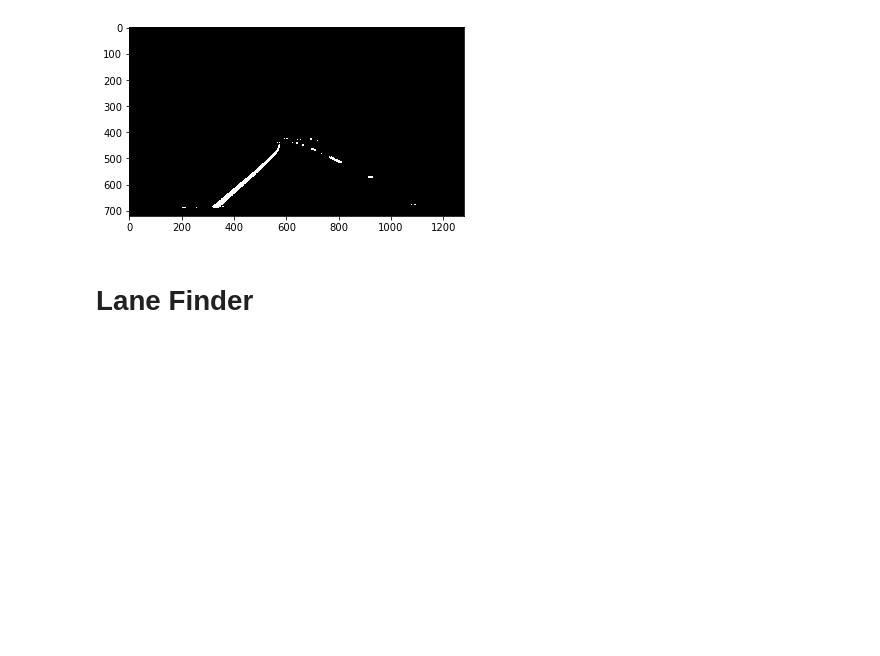
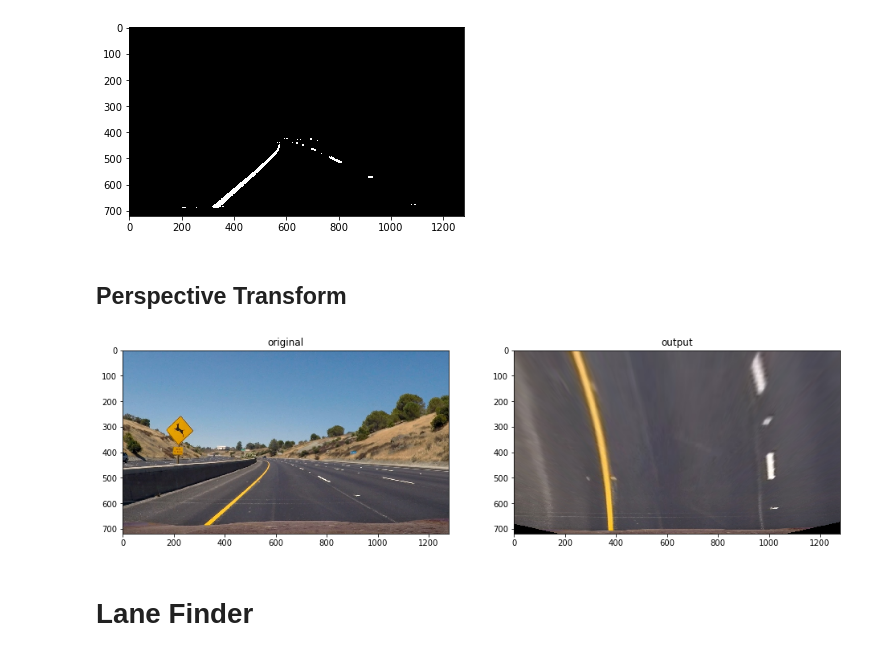
Before and after one commit to ywzcode/UDACITY-self-driving-car-ND, a Jupyter notebook: CarND-Advanced-Lane-Lines/Advanced_Lane_Finding_Project.ipynb, the cells around one changed output. Drawn from its saved outputs; the diff is of its cells as text; code cells hidden in the pictures; blank space fills up the shorter version.

```diff
--- a/CarND-Advanced-Lane-Lines/Advanced_Lane_Finding_Project.ipynb
+++ b/CarND-Advanced-Lane-Lines/Advanced_Lane_Finding_Project.ipynb
@@ -120,8 +98,0 @@ Minv = cv2.getPerspectiveTransform(dst, src)
-# %%
-def get_perspective_img(img, M):
-    warped = cv2.warpPerspective(img, M, img.shape[:2])
-    return warped
-# %%
-# Warp the image using OpenCV warpPerspective()
-warped = get_perspective_img(undistort_img, M)
-show_campare(img,warped)
@@ -280,3 +249,5 @@ plt.imshow(filtered_img, cmap='gray')
 plt.show()
 # %% [output]
 [figure]
+# %% [markdown]
+## Perspective Transform
@@ -283,3 +278,9 @@ plt.show()
+# %%
+# Warp the image using OpenCV warpPerspective()
+warped = get_perspective_img(img, M)
+show_campare(img, warped)
+# %% [output]
+[figure, added]
 # %% [markdown]
 # Lane Finder
 # %%
```
Also changed, not shown: parts of 10 cells of this notebook, 4 other files.
